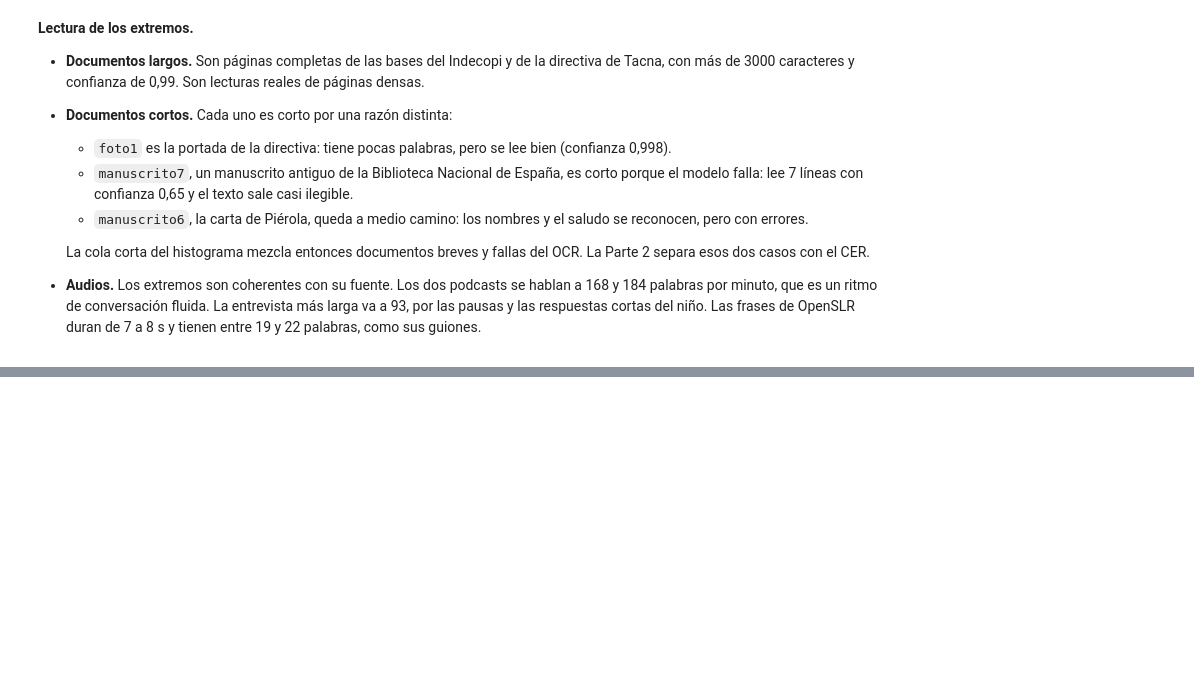
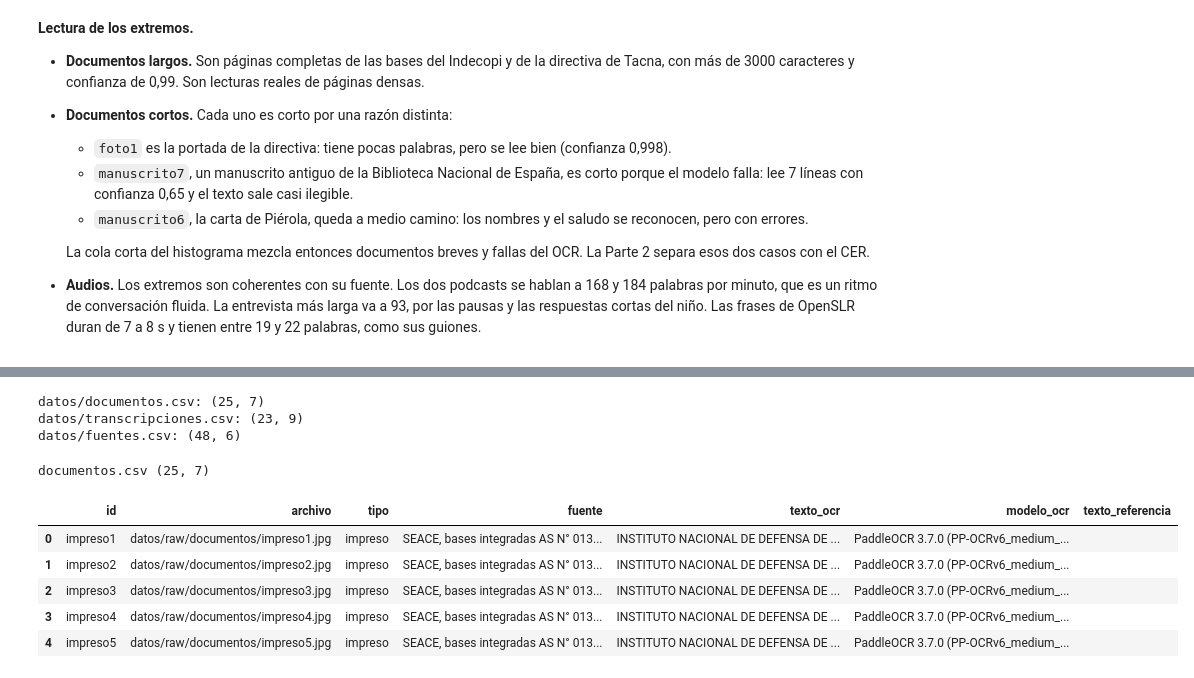
Before and after one commit to IvettexMamani/diplomado-python-2026, a Jupyter notebook: tarea_2/01_extraccion.ipynb, the cells around one changed output, grey strips where cells are left out. Saved outputs shown, nothing was run; the diff lists cells and outputs as text; code cells hidden in the pictures; blank space fills up the shorter version.

```diff
--- a/tarea_2/01_extraccion.ipynb
+++ b/tarea_2/01_extraccion.ipynb
@@ -1165,0 +1170,59 @@ Duración: mediana 12 s, rango 7.0–1201.8 s · palabras: rango 17–3679
+# %%
+FUENTE_DOC = {
+    "impreso": "SEACE, bases integradas AS N° 013-2024-INDECOPI-1 (texto oficial sin derecho de autor, D. Leg. 822 art. 9 b)",
+    "foto": "Foto propia de la Directiva N° 002-2024-GR/GOB.REG.TACNA (texto oficial sin derecho de autor, D. Leg. 822 art. 9 b)",
+    "manuscrito1": "Biblioteca Nacional del Perú (texto en dominio público; foto © BNP, uso académico local)",
+    "manuscrito2": "Biblioteca Nacional del Perú (texto en dominio público; foto © BNP, uso académico local)",
+    "manuscrito3": "Wikimedia Commons, Academia Nacional de la Historia de Argentina (dominio público)",
+    "manuscrito4": "El Peruano, Archivo General de la Nación (texto en dominio público; foto © El Peruano, uso académico local)",
+    "manuscrito5": "BYU Script Tutorial (texto en dominio público; imagen sin licencia indicada, uso académico local)",
+    "manuscrito6": "Wikimedia Commons, Academia Nacional de la Historia de Argentina (dominio público)",
+    "manuscrito7": "Revista de Arte, Biblioteca Nacional de España (texto en dominio público; foto © Revistadearte.com, uso académico local)",
+    "manuscrito8": "Wikimedia Commons, Biblioteca Nacional del Perú (CC0 1.0)",
+    "manuscrito9": "Wikimedia Commons, Biblioteca Nacional del Perú (dominio público)",
+}
+
+documentos = pd.DataFrame({
+    "id": docs["id"],
+    "archivo": docs["ruta"].map(lambda r: r.as_posix()),
+    "tipo": docs["tipo"],
+    "fuente": [FUENTE_DOC.get(d.id, FUENTE_DOC.get(d.tipo)) for d in docs.itertuples()],
+    "texto_ocr": docs["texto_ocr"],
+    "modelo_ocr": MODELO_OCR,
+    "texto_referencia": "",
+})
+transcripciones = pd.DataFrame({
+    "id": audios["id"],
+    "archivo_audio": audios["ruta"].map(lambda r: r.as_posix()),
+    "duracion_seg": audios["duracion_seg"],
+    "idioma": "es",
+    "texto_asr": audios["texto_asr"],
+    "modelo_asr": MODELO_ASR,
+    "n_hablantes": audios["n_hablantes"],
+    "texto_referencia": "",
+    "fuente": audios["fuente"],
+})
+fuentes = fuentes[fuentes["id"].isin(set(documentos["id"]) | set(transcripciones["id"]))]
+
+documentos.to_csv(DATOS / "documentos.csv", index=False)
+transcripciones.to_csv(DATOS / "transcripciones.csv", index=False)
+fuentes.to_csv(DATOS / "fuentes.csv", index=False)
+
+for nombre, tabla in [("documentos", documentos), ("transcripciones", transcripciones), ("fuentes", fuentes)]:
+    print(f"datos/{nombre}.csv: {tabla.shape}")
+# %% [output]
+datos/documentos.csv: (25, 7)
+datos/transcripciones.csv: (23, 9)
+datos/fuentes.csv: (48, 6)
+# %%
+pd.set_option("display.max_colwidth", 70)
+print("documentos.csv", documentos.shape)
+documentos.head(5)
+# %% [output]
+documentos.csv (25, 7)
+|  | id | archivo | tipo | fuente | texto_ocr | modelo_ocr | texto_referencia |
+| 0 | impreso1 | datos/raw/documentos/impreso1.jpg | impreso | SEACE, bases integradas AS N° 013... | INSTITUTO NACIONAL DE DEFENSA DE ... | PaddleOCR 3.7.0 (PP-OCRv6_medium_... |  |
+| 1 | impreso2 | datos/raw/documentos/impreso2.jpg | impreso | SEACE, bases integradas AS N° 013... | INSTITUTO NACIONAL DE DEFENSA DE ... | PaddleOCR 3.7.0 (PP-OCRv6_medium_... |  |
+| 2 | impreso3 | datos/raw/documentos/impreso3.jpg | impreso | SEACE, bases integradas AS N° 013... | INSTITUTO NACIONAL DE DEFENSA DE ... | PaddleOCR 3.7.0 (PP-OCRv6_medium_... |  |
+| 3 | impreso4 | datos/raw/documentos/impreso4.jpg | impreso | SEACE, bases integradas AS N° 013... | INSTITUTO NACIONAL DE DEFENSA DE ... | PaddleOCR 3.7.0 (PP-OCRv6_medium_... |  |
+| 4 | impreso5 | datos/raw/documentos/impreso5.jpg | impreso | SEACE, bases integradas AS N° 013... | INSTITUTO NACIONAL DE DEFENSA DE ... | PaddleOCR 3.7.0 (PP-OCRv6_medium_... |  |
```
Also changed, not shown: parts of 5 cells of this notebook, 2 other files.
